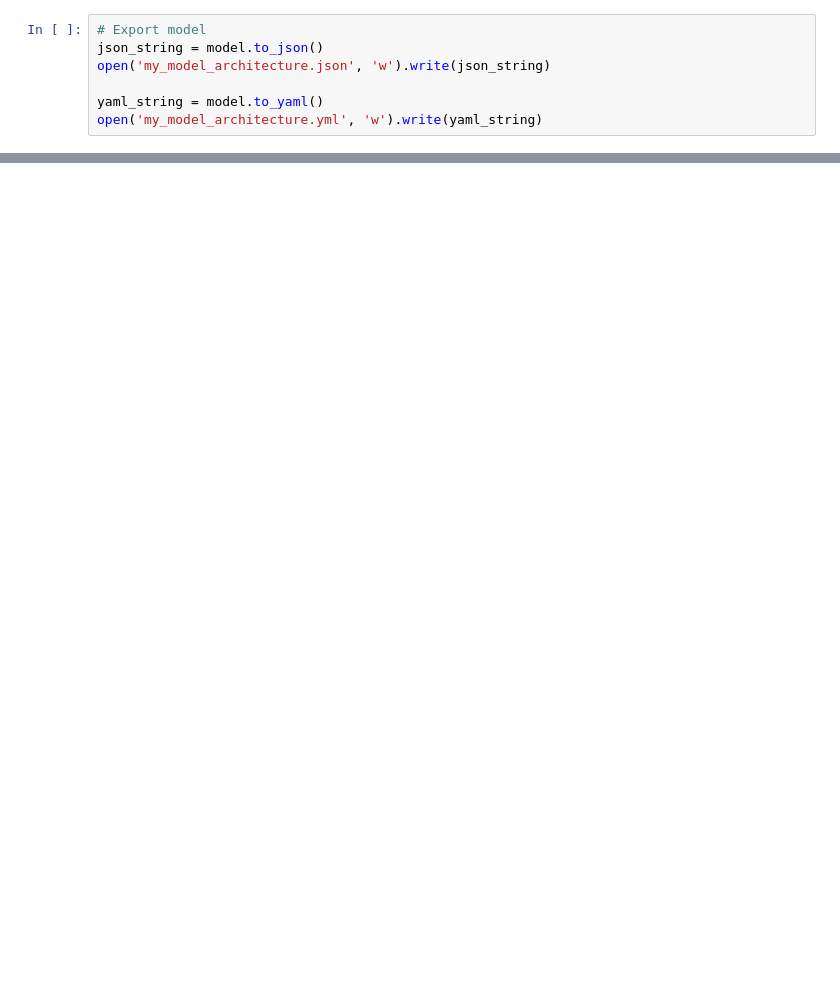
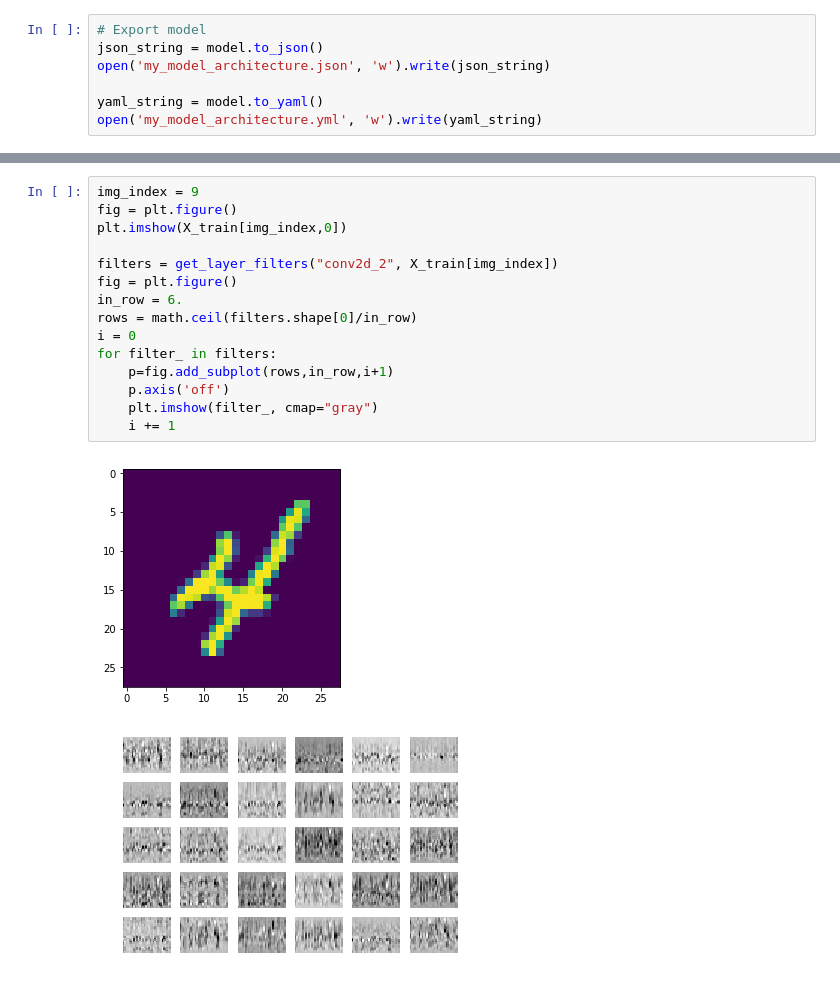
Before and after one commit to pyotr777/keras_tut, a Jupyter notebook: visualise filters.ipynb, the cells around one changed output, grey strips where cells are left out. Drawn from its saved outputs; the diff is of its cells as text; blank space fills up the shorter version.

```diff
--- a/visualise filters.ipynb
+++ b/visualise filters.ipynb
@@ -164,0 +172,18 @@ for i, convolution_d in enumerate(convolutions2[0]):
+# %%
+img_index = 9
+fig = plt.figure()
+plt.imshow(X_train[img_index,0])
+
+filters = get_layer_filters("conv2d_2", X_train[img_index])
+fig = plt.figure()
+in_row = 6.
+rows = math.ceil(filters.shape[0]/in_row)
+i = 0
+for filter_ in filters:
+    p=fig.add_subplot(rows,in_row,i+1)
+    p.axis('off')
+    plt.imshow(filter_, cmap="gray")
+    i += 1
+# %% [output]
+[figure, added]
+[figure, added]
```
Also changed, not shown: parts of 19 cells of this notebook, 7 other files.
